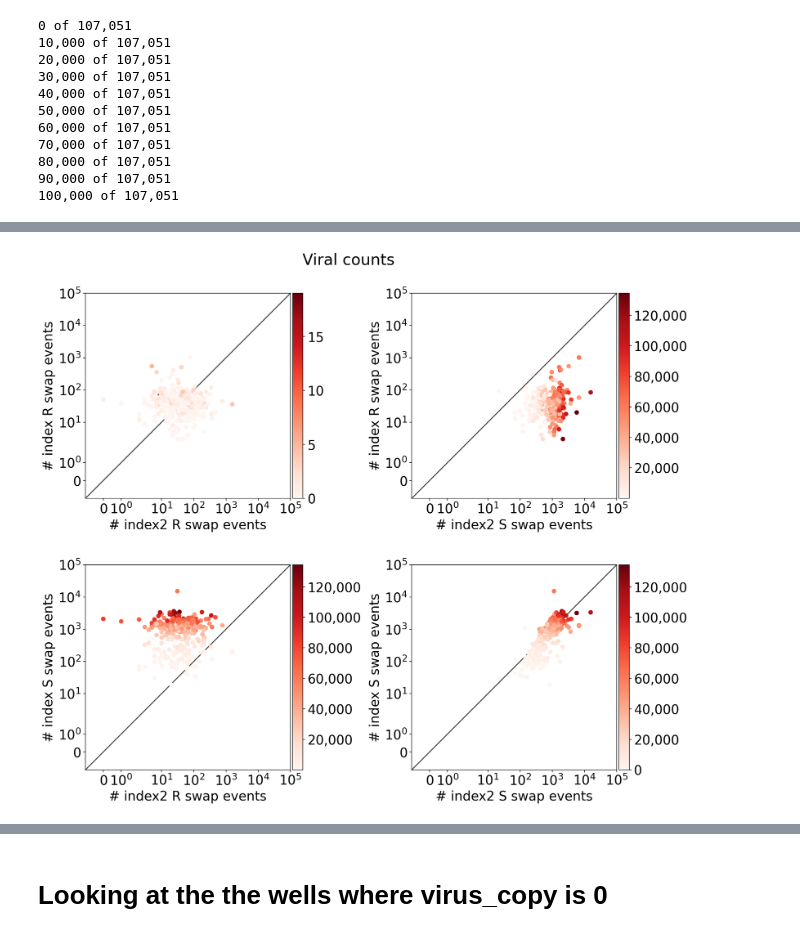
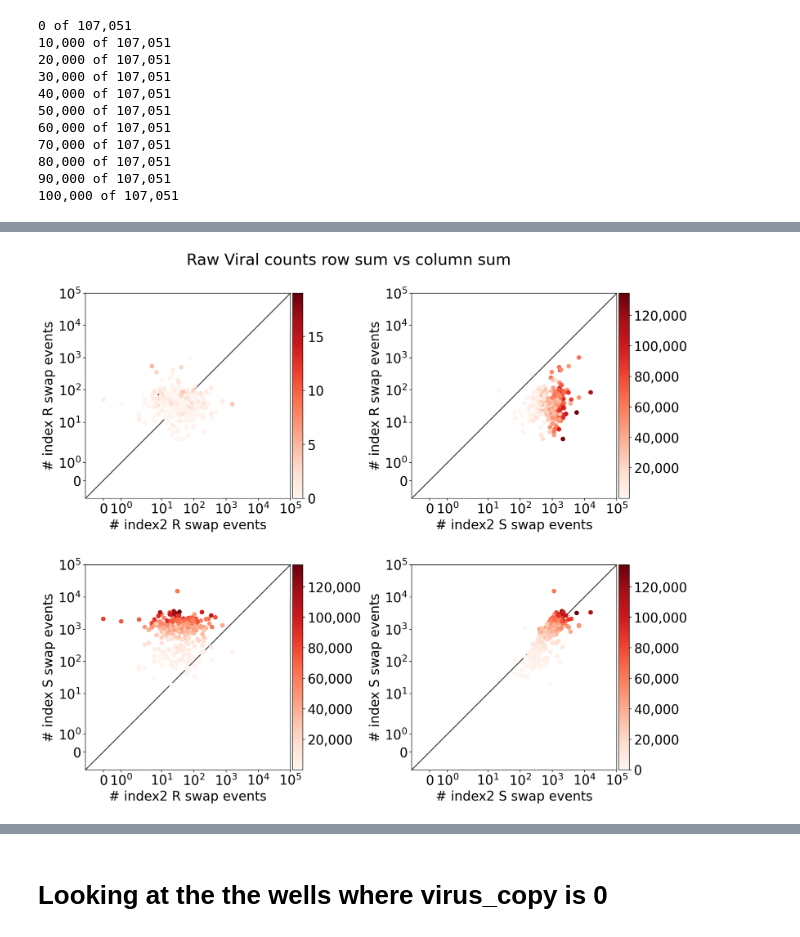
Before and after one commit to joshsbloom/swabseq, a Jupyter notebook: kb/notebooks/barcode_swapping.ipynb, the cells around one changed output, grey strips where cells are left out. Cells and saved outputs as stored; diff of their text form; code cells hidden in the pictures.

```diff
--- a/kb/notebooks/barcode_swapping.ipynb
+++ b/kb/notebooks/barcode_swapping.ipynb
@@ -304,4 +467,6 @@ fig.show()
 # %%
+#@title Raw Viral Counts
+
 def fmt(s, pos):
   x = int(s)
   return f"{x:,.0f}"
@@ -322,7 +487,7 @@ off_1 = conf[0].sum(axis=1)[dir_mask] - diag
 fig, ax = plt.subplots(figsize=(15,15), ncols=2, nrows=2)
 fig.subplots_adjust(hspace=0.05, wspace=0.5)
 
-fig.suptitle("Viral counts", y=0.9)
+fig.suptitle("Raw Viral counts row sum vs column sum", y=0.9)
 
 kwd = {
     "xscale": "symlog",
@@ -377,32 +542,32 @@ sc = loc.scatter(x, y, c=well_total, cmap="Reds")
 kwd.update({
     "xlabel": "# index2 R swap events",
     "ylabel": "# index S swap events"
     })
 loc.set(**kwd)
 
 yex(loc)
 cbar(sc, loc)
 
 ###############
 loc = ax[1, 1]
 
 well_total = diag[~isr_mask]
 
 x = off_0[~isr_mask]
 y = off_1[~isr_mask]
 
 sc = loc.scatter(x, y, c=well_total, cmap="Reds")
 
 kwd.update({
     "xlabel": "# index2 S swap events",
     "ylabel": "# index S swap events"
     })
 loc.set(**kwd)
 
 yex(loc)
 cbar(sc, loc)
 
 fig.show()
 # %% [output]
-[figure, old version]
+[figure, new version]
 # %%
```
Also changed, not shown: parts of 51 cells of this notebook.
